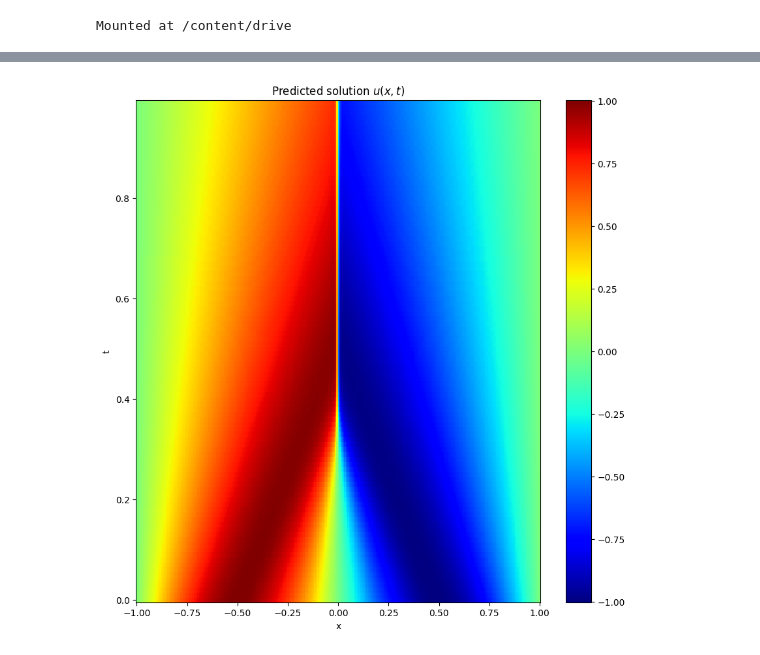
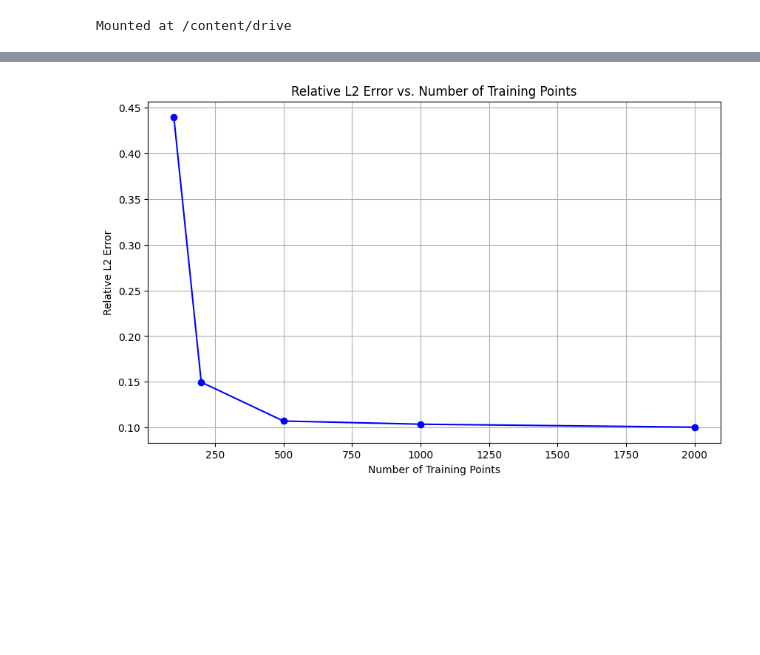
Before and after one commit to DGanesh15/probable-octo-doodle, a Jupyter notebook: PINN_Burgers_runnable_with_less_Iterations.ipynb, the cells around one changed output, grey strips where cells are left out. Cells and saved outputs as stored; diff of their text form; code cells hidden in the pictures; blank space fills up the shorter version.

```diff
--- a/PINN_Burgers_runnable_with_less_Iterations.ipynb
+++ b/PINN_Burgers_runnable_with_less_Iterations.ipynb
@@ -236,10 +259,11 @@ Iteration: 4990, Loss: 3.771e-03
-# %%
-plt.figure(figsize=(10, 10))
-plt.pcolor(X, T, u_pred.reshape(X.shape), cmap='jet')
-plt.colorbar()
-plt.xlabel('x')
-plt.ylabel('t')
-plt.title('Predicted solution $u(x,t)$')
-plt.show()
-# %% [output]
-[figure, removed]
+# %%
+ # Plot the results
+plt.figure(figsize=(10, 6))
+plt.plot(num_training_points_list, relative_l2_errors, 'bo-')
+plt.xlabel('Number of Training Points')
+plt.ylabel('Relative L2 Error')
+plt.title('Relative L2 Error vs. Number of Training Points')
+plt.grid(True)
+plt.show()
+# %% [output]
+[figure, added]
```
Also changed, not shown: parts of 3 cells of this notebook.
